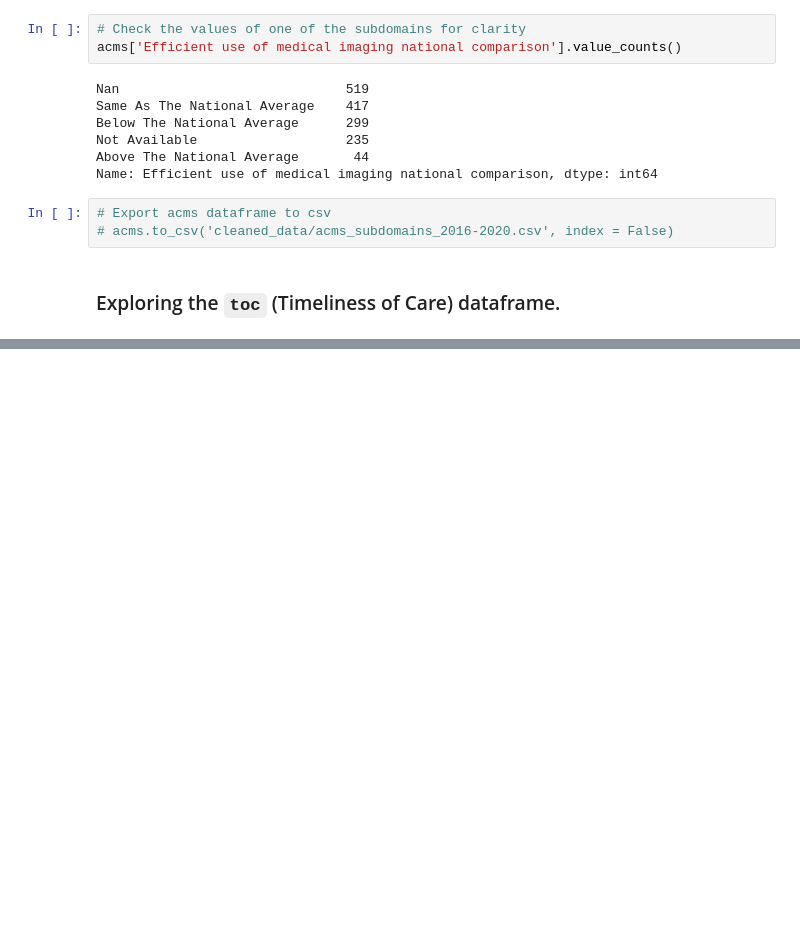
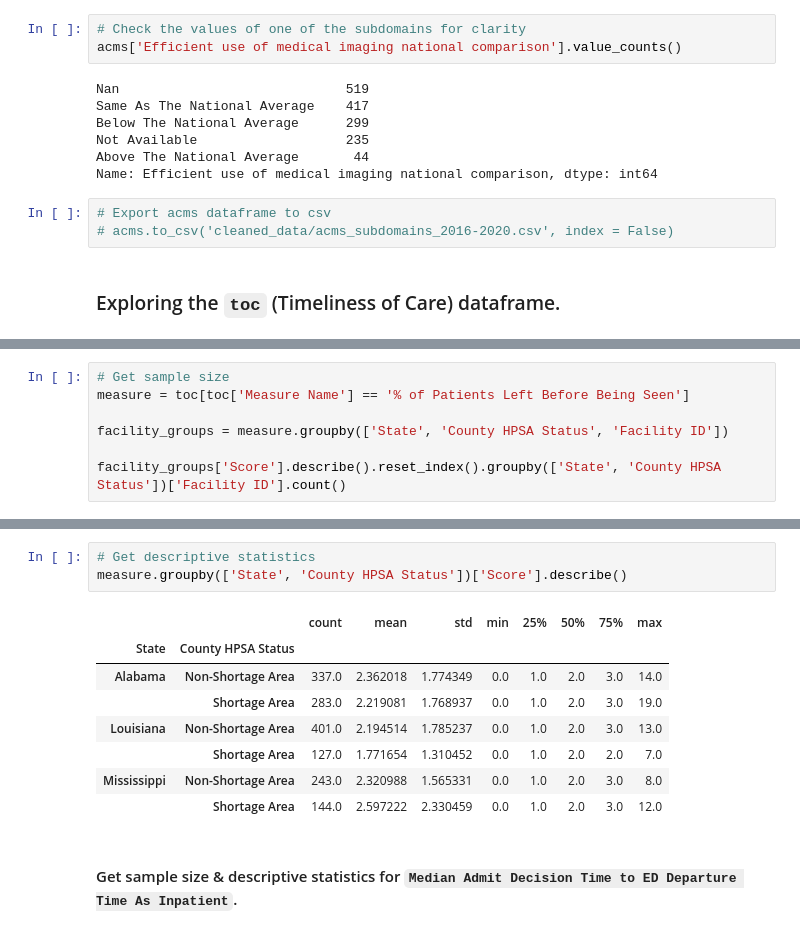
Before and after one commit to valeriemagalong/Healthcare-Shortages, a Jupyter notebook: cms_subdomains_eda.ipynb, the cells around one changed output, grey strips where cells are left out. Cells and saved outputs as stored; diff of their text form; blank space fills up the shorter version.

```diff
--- a/cms_subdomains_eda.ipynb
+++ b/cms_subdomains_eda.ipynb
@@ -80,0 +182,7 @@ memory usage: 1.1+ MB
+# %%
+# Get sample size
+measure = toc[toc['Measure Name'] == '% of Patients Left Before Being Seen']
+
+facility_groups = measure.groupby(['State', 'County HPSA Status', 'Facility ID'])
+
+facility_groups['Score'].describe().reset_index().groupby(['State', 'County HPSA Status'])['Facility ID'].count()
@@ -80,0 +198,14 @@ memory usage: 1.1+ MB
+# %%
+# Get descriptive statistics
+measure.groupby(['State', 'County HPSA Status'])['Score'].describe()
+# %% [output]
+|  |  | count | mean | std | min | 25% | 50% | 75% | max |
+| State | County HPSA Status |  |  |  |  |  |  |  |  |
+| Alabama | Non-Shortage Area | 337.0 | 2.362018 | 1.774349 | 0.0 | 1.0 | 2.0 | 3.0 | 14.0 |
+|  | Shortage Area | 283.0 | 2.219081 | 1.768937 | 0.0 | 1.0 | 2.0 | 3.0 | 19.0 |
+| Louisiana | Non-Shortage Area | 401.0 | 2.194514 | 1.785237 | 0.0 | 1.0 | 2.0 | 3.0 | 13.0 |
+|  | Shortage Area | 127.0 | 1.771654 | 1.310452 | 0.0 | 1.0 | 2.0 | 2.0 | 7.0 |
+| Mississippi | Non-Shortage Area | 243.0 | 2.320988 | 1.565331 | 0.0 | 1.0 | 2.0 | 3.0 | 8.0 |
+|  | Shortage Area | 144.0 | 2.597222 | 2.330459 | 0.0 | 1.0 | 2.0 | 3.0 | 12.0 |
+# %% [markdown]
+#### Get sample size & descriptive statistics for `Median Admit Decision Time to ED Departure Time As Inpatient`.
```
Also changed, not shown: parts of 15 cells of this notebook, 4 other files.
